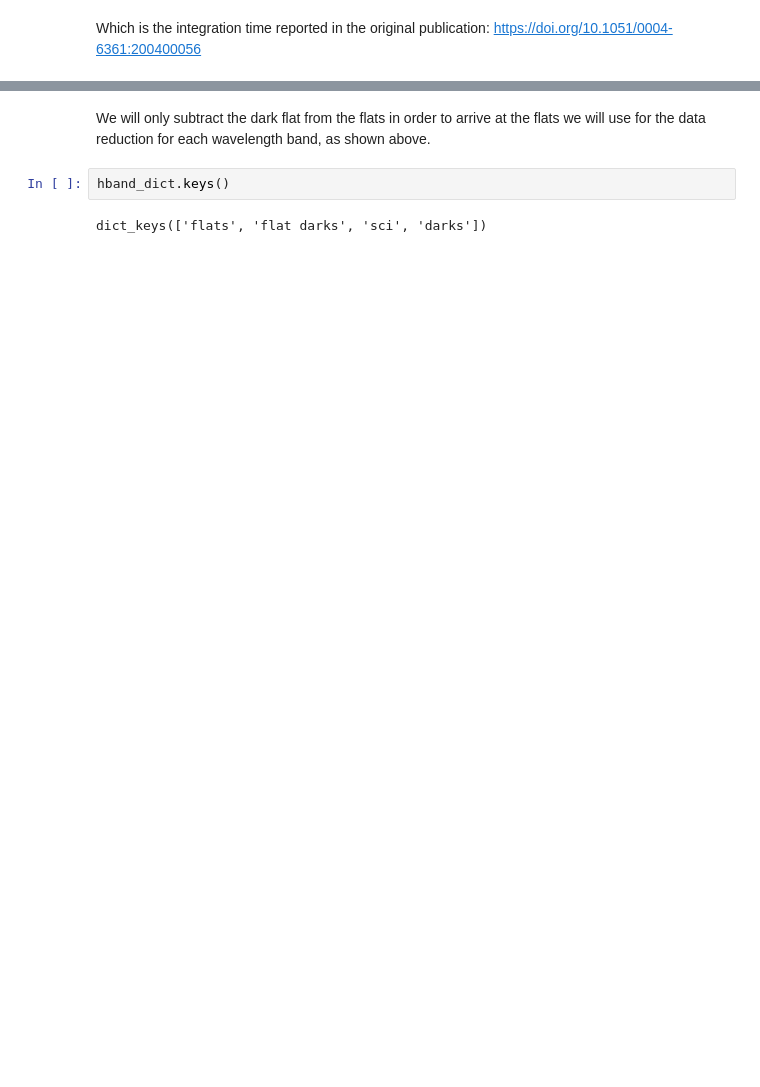
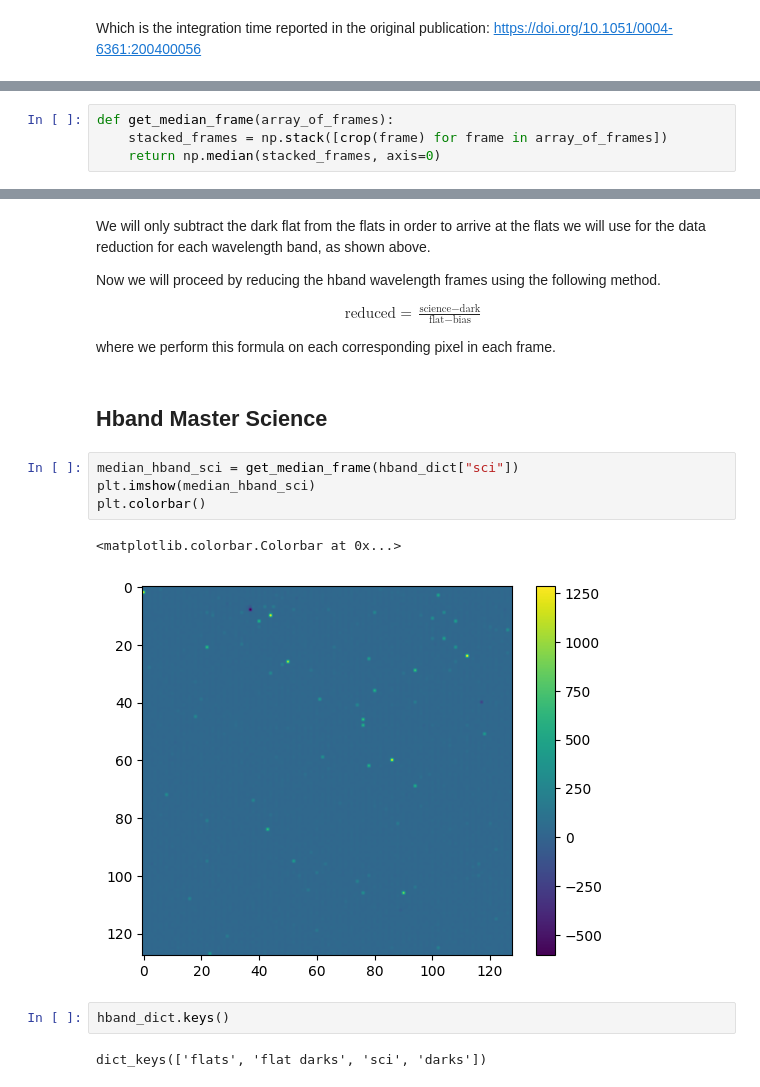
Before and after one commit to MarcosP7635/Ay105, a Jupyter notebook: editing_Ay105Lab8_HBand-StarterNotebook.ipynb, the cells around one changed output, grey strips where cells are left out. Cells and saved outputs as stored; diff of their text form; blank space fills up the shorter version.

Commit message:
working on hband master science

```diff
--- a/editing_Ay105Lab8_HBand-StarterNotebook.ipynb
+++ b/editing_Ay105Lab8_HBand-StarterNotebook.ipynb
@@ -153 +155,5 @@ Which is the integration time reported in the original publication: https://doi.
+# %%
+def get_median_frame(array_of_frames):
+    stacked_frames = np.stack([crop(frame) for frame in array_of_frames])
+    return np.median(stacked_frames, axis=0)
 # %%
@@ -175,6 +179,21 @@ plt.colorbar()
 [figure]
 # %% [markdown]
 We will only subtract the dark flat from the flats in order to arrive at the flats we will use for the data reduction for each wavelength band, as shown above.
+
+Now we will proceed by reducing the hband wavelength frames using the following method.
+\begin{align}
+\text{reduced} = \frac{\text{science} - \text{dark}}{\text{flat}-\text{bias}}
+\end{align}
+where we perform this formula on each corresponding pixel in each frame.
+# %% [markdown]
+## Hband Master Science
+# %%
+median_hband_sci = get_median_frame(hband_dict["sci"])
+plt.imshow(median_hband_sci)
+plt.colorbar()
+# %% [output]
+<matplotlib.colorbar.Colorbar at 0x...>
+[figure, added]
 # %%
 hband_dict.keys()
 # %% [output]
```
Also changed, not shown: parts of 10 cells of this notebook.
